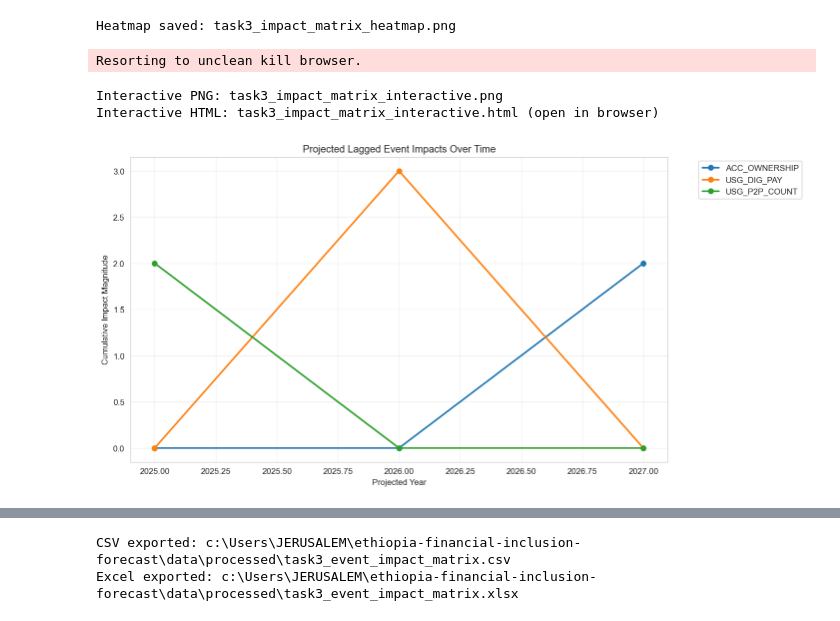
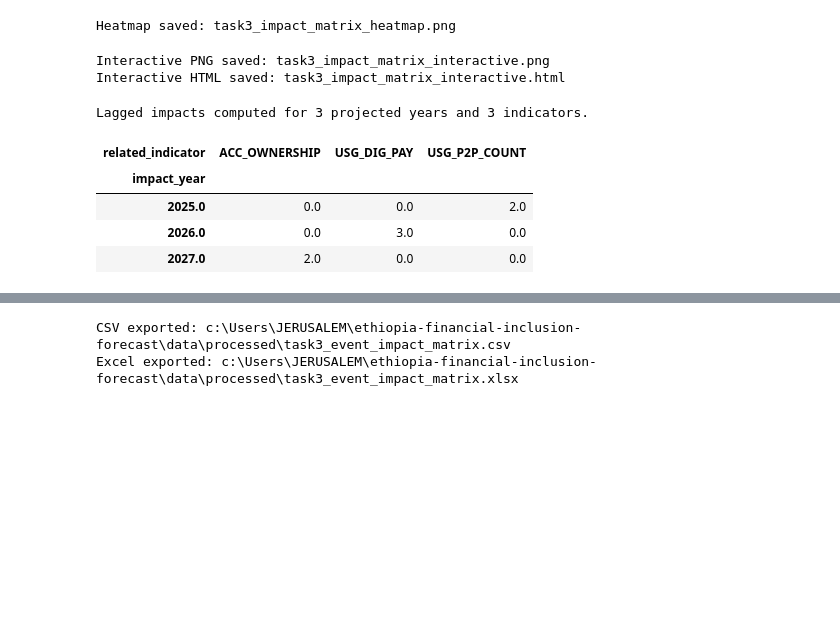
Before and after one commit to bekonad/ethiopia-financial-inclusion-forecast, a Jupyter notebook: notebooks/task3_impact_modeling.ipynb, the cells around one changed output, grey strips where cells are left out. Cells and saved outputs as stored; diff of their text form; code cells hidden in the pictures; blank space fills up the shorter version.

```diff
--- a/notebooks/task3_impact_modeling.ipynb
+++ b/notebooks/task3_impact_modeling.ipynb
@@ -193,8 +213,6 @@ plot_impact_matrix_heatmap(assoc_matrix)
 [figure]
 Heatmap saved: task3_impact_matrix_heatmap.png
 # %%
-# Cell 6 – Interactive Heatmap (Plotly)
-
 def plot_impact_matrix_interactive(
     matrix,
     value_cols=None,
@@ -202,6 +220,10 @@ def plot_impact_matrix_interactive(
     save_png='task3_impact_matrix_interactive.png',
     save_html='task3_impact_matrix_interactive.html'
 ):
+    """
+    Create an interactive heatmap using Plotly.
+    Each cell displays the numeric impact score with color intensity.
+    """
     if value_cols is None:
         value_cols = [c for c in matrix.columns if c not in ['event_name', 'category', 'observation_date']]
 
@@ -209,74 +231,75 @@ def plot_impact_matrix_interactive(
         print("No numeric columns for interactive heatmap.")
         return
 
+    import plotly.express as px
+
+    # Plot matrix as heatmap
     fig = px.imshow(
         matrix[value_cols],
         text_auto=True,
         aspect="auto",
         color_continuous_scale='Blues',
         title=title,
-        labels=dict(x="Indicator", y="Event ID", color="Impact Value")
+        labels=dict(x="Indicator", y="Event ID", color="Impact Score")
     )
 
+    # Customize layout for clarity
     fig.update_layout(
         xaxis_title="Indicator Code",
         yaxis_title="Event ID",
+        yaxis=dict(autorange="reversed"),  # ensures events appear top-down
         height=600 + len(matrix)*15,
-        margin=dict(l=100, r=50, t=80, b=100)
+        margin=dict(l=120, r=50, t=80, b=100)
     )
 
+    # Export
     fig.write_image(os.path.join(FIGURES_DIR, save_png), scale=2)
     fig.write_html(os.path.join(FIGURES_DIR, save_html), include_plotlyjs='cdn')
+
     fig.show()
 
-    print(f"Interactive PNG: {save_png}")
-    print(f"Interactive HTML: {save_html} (open in browser)")
+    print(f"Interactive PNG saved: {save_png}")
+    print(f"Interactive HTML saved: {save_html}")
 
+# Execute interactive heatmap
 plot_impact_matrix_interactive(assoc_matrix)
 # %% [output]
-Resorting to unclean kill browser.
+Interactive PNG saved: task3_impact_matrix_interactive.png
+Interactive HTML saved: task3_impact_matrix_interactive.html
-Interactive PNG: task3_impact_matrix_interactive.png
-Interactive HTML: task3_impact_matrix_interactive.html (open in browser)
 # %%
-# Cell 7 – Lagged Impact Schedule (Time Projection)
-
 def compute_lagged_impacts(
     impacts_df,
     events_df,
     event_date_col='observation_date',
     lag_col='lag_months',
-    value_col='impact_value',
+    value_col='impact_score',
     indicator_col='related_indicator'
 ):
-    """Calculate projected impact years and aggregate by year-indicator"""
+    """
+    Compute projected annual impact of events on indicators accounting for lag.
+    Returns a DataFrame indexed by projected year with indicators as columns.
+    """
     impacts = impacts_df.copy()
 
-    # Get event years
+    # Map event dates
     event_years = events_df.set_index('record_id')[event_date_col].dt.year
     impacts['event_year'] = impacts['parent_id'].map(event_years)
 
     # Project impact year
     impacts['impact_year'] = impacts['event_year'] + (impacts[lag_col] // 12)
 
-    # Aggregate
+    # Aggregate impacts by year and indicator
     lagged = impacts.groupby(['impact_year', indicator_col])[value_col].sum().unstack(fill_value=0)
+
+    print(f"Lagged impacts computed for {len(lagged)} projected years and {len(lagged.columns)} indicators.")
     return lagged
 
-def plot_lagged_impacts(lagged_df, save_name='task3_lagged_impacts.png'):
-    plt.figure(figsize=(12, 6))
-    for col in lagged_df.columns:
-        plt.plot(lagged_df.index, lagged_df[col], marker='o', linewidth=2, label=col)
-
-    plt.title('Projected Lagged Event Impacts Over Time')
-    plt.xlabel('Projected Year')
-    plt.ylabel('Cumulative Impact Magnitude')
-    plt.grid(True, alpha=0.3)
-    plt.legend(bbox_to_anchor=(1.05, 1), loc='upper left')
-    plt.tight_layout()
-    plt.savefig(os.path.join(FIGURES_DIR, save_name), dpi=200, bbox_inches='tight')
-    plt.show()
-
 lagged_impacts = compute_lagged_impacts(impacts, events)
-plot_lagged_impacts(lagged_impacts)
+lagged_impacts.head()
 # %% [output]
-[figure, removed]
+Lagged impacts computed for 3 projected years and 3 indicators.
+| related_indicator | ACC_OWNERSHIP | USG_DIG_PAY | USG_P2P_COUNT |
+| impact_year |  |  |  |
+| 2025.0 | 0.0 | 0.0 | 2.0 |
+| 2026.0 | 0.0 | 3.0 | 0.0 |
+| 2027.0 | 2.0 | 0.0 | 0.0 |
```
Also changed, not shown: parts of 23 cells of this notebook, 7 other files.
